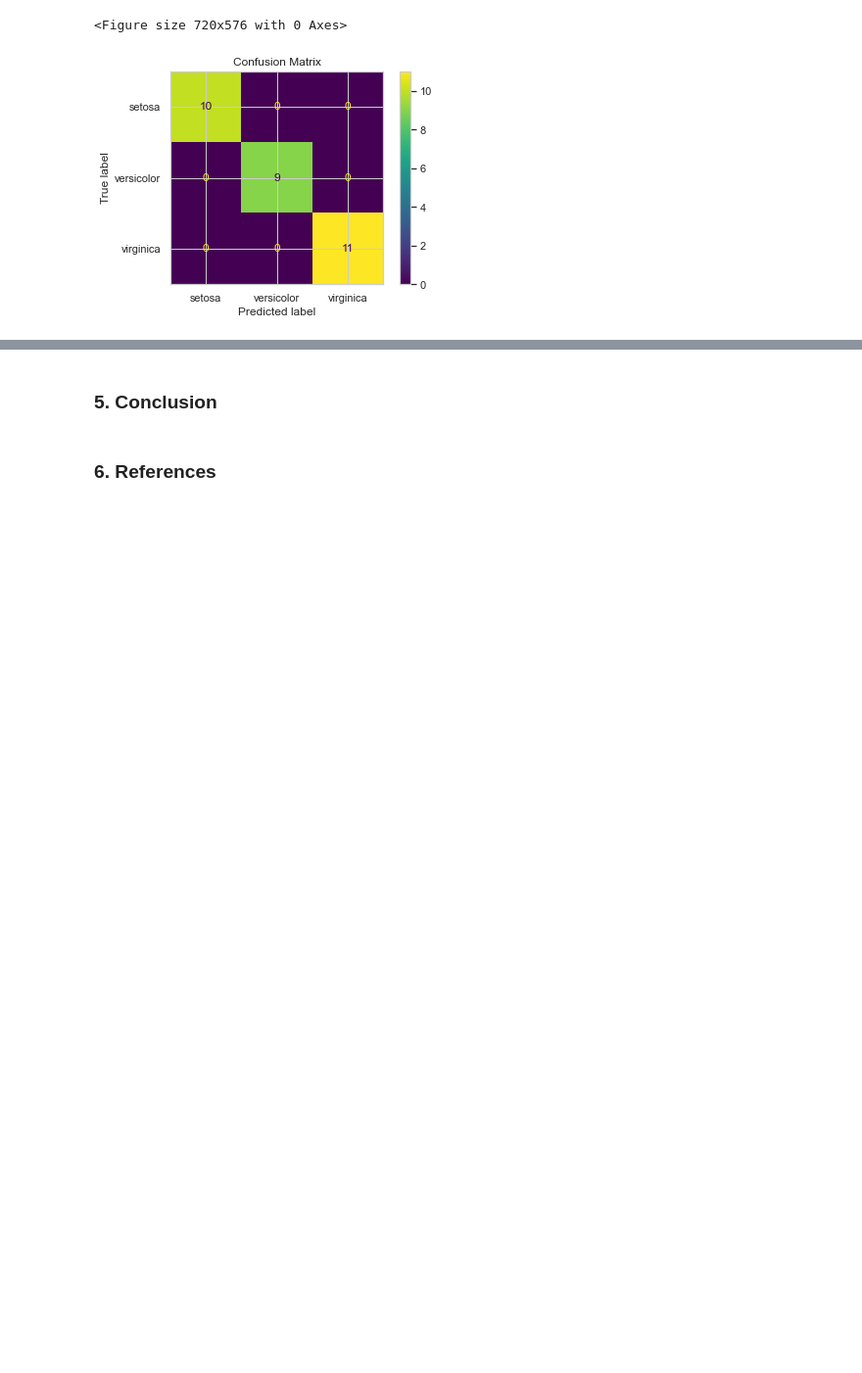
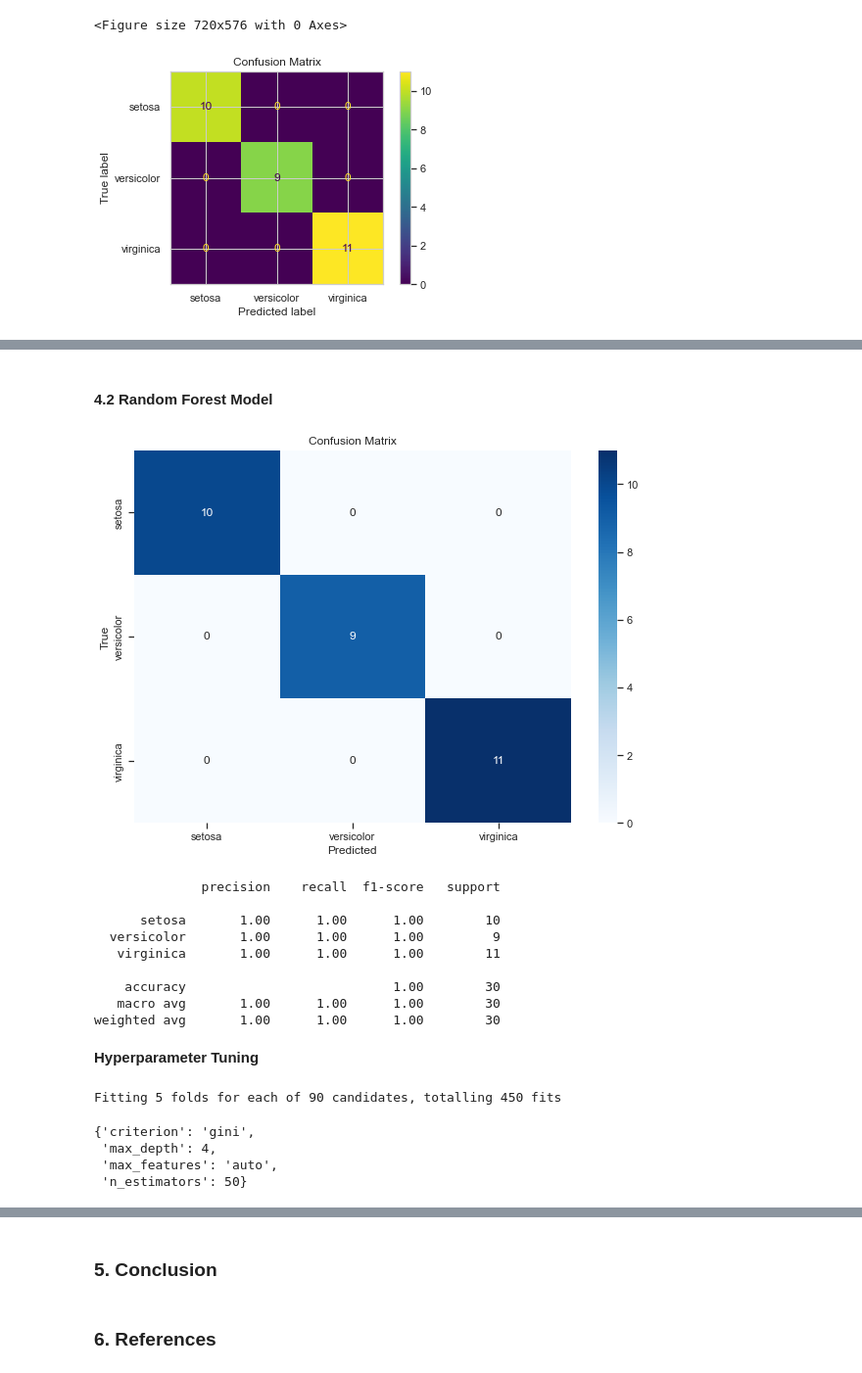
Before and after one commit to RobVergano/Machine-Learning, a Jupyter notebook: Project.ipynb, the cells around one changed output, grey strips where cells are left out. Shown at 98% size. Drawn from its saved outputs; the diff is of its cells as text; code cells hidden in the pictures; blank space fills up the shorter version.

```diff
--- a/Project.ipynb
+++ b/Project.ipynb
@@ -334,0 +668,64 @@ Standard deviation of cross-validation scores: 0.038873012632302036
+# %% [markdown]
+#### **4.2 Random Forest Model**
+# %%
+# Creating the Random Forest model
+rf_model = RandomForestClassifier(n_estimators=100, random_state=42)
+rf_model.fit(X_train, y_train)
+
+# Predictions
+y_pred = rf_model.predict(X_test)
+
+# Confusion matrix
+conf_matrix = confusion_matrix(y_test, y_pred)
+class_names = dt['class'].unique()
+
+# Plotting the confusion matrix
+plt.figure(figsize=(10, 7))
+sns.heatmap(conf_matrix, annot=True, fmt='g', xticklabels=class_names, yticklabels=class_names, cmap='Blues')
+plt.xlabel('Predicted')
+plt.ylabel('True')
+plt.title('Confusion Matrix')
+plt.show()
+
+# Model evaluation
+evaluation_report = classification_report(y_test, y_pred)
+print(evaluation_report)
+# %% [output]
+[figure, added]
+              precision    recall  f1-score   support
+
+      setosa       1.00      1.00      1.00        10
+  versicolor       1.00      1.00      1.00         9
+   virginica       1.00      1.00      1.00        11
+
+    accuracy                           1.00        30
+   macro avg       1.00      1.00      1.00        30
+weighted avg       1.00      1.00      1.00        30
+# %% [markdown]
+**Hyperparameter Tuning**
+# %%
+from sklearn.model_selection import GridSearchCV
+
+# Parameters to tune
+param_grid = {
+    'n_estimators': [50, 100, 200],
+    'max_features': ['auto', 'sqrt', 'log2'],
+    'max_depth' : [4, 5, 6, 7, 8],
+    'criterion' :['gini', 'entropy']
+}
+
+# Create a GridSearchCV object
+grid_search = GridSearchCV(estimator=rf_model, param_grid=param_grid, cv=5, n_jobs=-1, verbose=2)
+
+# Fit the grid search to the data
+grid_search.fit(X_train, y_train)
+
+# Best parameters found by GridSearchCV
+best_params = grid_search.best_params_
+best_params
+# %% [output]
+Fitting 5 folds for each of 90 candidates, totalling 450 fits
+{'criterion': 'gini',
+ 'max_depth': 4,
+ 'max_features': 'auto',
+ 'n_estimators': 50}
```
Also changed, not shown: parts of 84 cells of this notebook.
